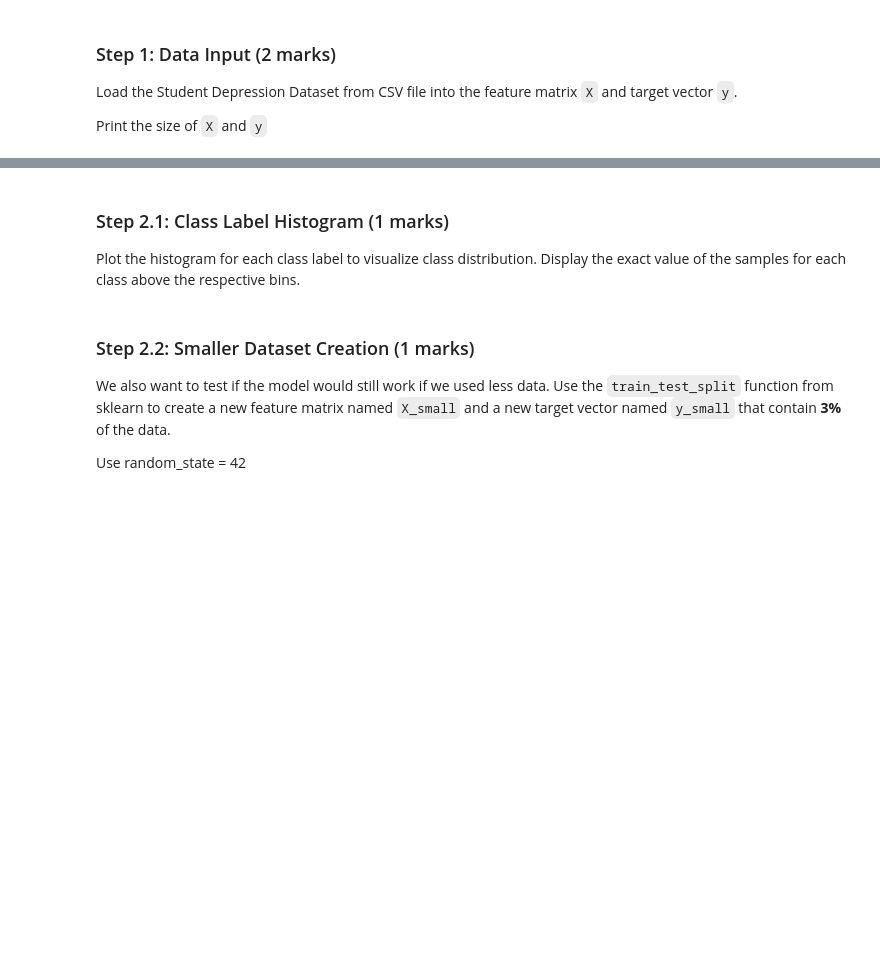
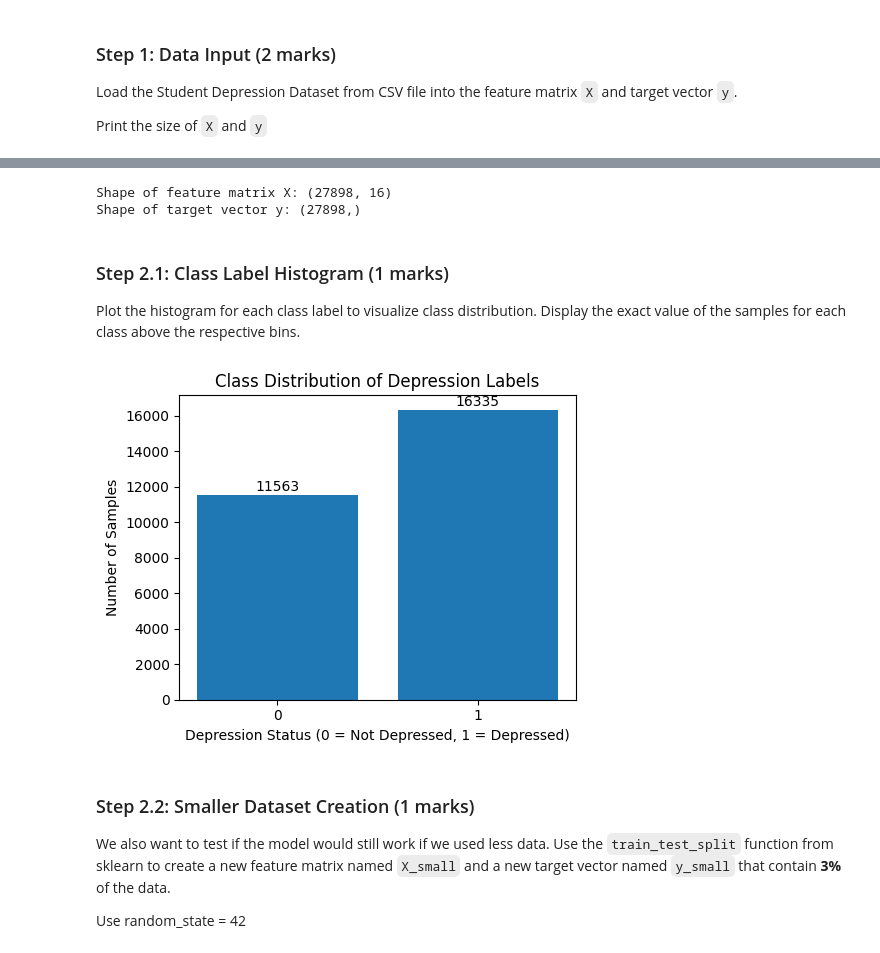
Before and after one commit to maryalrachid-ENGG680/ENGG680_2025_Fall, a Jupyter notebook: Lab_Assignment2/Assignment2_Upload.ipynb, the cells around one changed output, grey strips where cells are left out. Cells and saved outputs as stored; diff of their text form; code cells hidden in the pictures; blank space fills up the shorter version.

```diff
--- a/Lab_Assignment2/Assignment2_Upload.ipynb
+++ b/Lab_Assignment2/Assignment2_Upload.ipynb
@@ -841,11 +856,15 @@ for col in categorical_columns:
         data[col] = labelencoder.fit_transform(data[col])
 
 # Prepare feature matrix X and target vector y (1 marks)
-y =  # Target vector
-X =  # Feature matrix
+y = data['Depression'].copy()  # Target vector
+X = data.drop(columns=['Depression']).copy()  # Feature matrix
 
 # Display sizes of X and y
-# your code here
+print("Shape of feature matrix X:", X.shape)
+print("Shape of target vector y:", y.shape)
+# %% [output]
+Shape of feature matrix X: (27898, 16)
+Shape of target vector y: (27898,)
 # %% [markdown]
 ### Step 2.1: Class Label Histogram (1 marks)
 
@@ -863,3 +872,26 @@ plt.show()
+# %%
+# Check the class distribution of y
+class_counts = y.value_counts().sort_index()   # assumes labels 0 and 1
+
+plt.figure(figsize=(5, 4))
+bars = plt.bar(class_counts.index, class_counts.values, tick_label=class_counts.index)
+
+plt.xlabel('Depression Status (0 = Not Depressed, 1 = Depressed)')
+plt.ylabel('Number of Samples')
+plt.title('Class Distribution of Depression Labels')
+
+# Display exact values for each bin in the histogram
+# hint: Use for loop
+for bar, count in zip(bars, class_counts.values):
+    plt.text(bar.get_x() + bar.get_width()/2,
+             bar.get_height() + 50,          # small offset above the bar
+             str(count),
+             ha='center', va='bottom')
+
+plt.tight_layout()
+plt.show()
+# %% [output]
+[figure, added]
 # %% [markdown]
 ### Step 2.2: Smaller Dataset Creation (1 marks)
 
```
Also changed, not shown: parts of 3 cells of this notebook.
